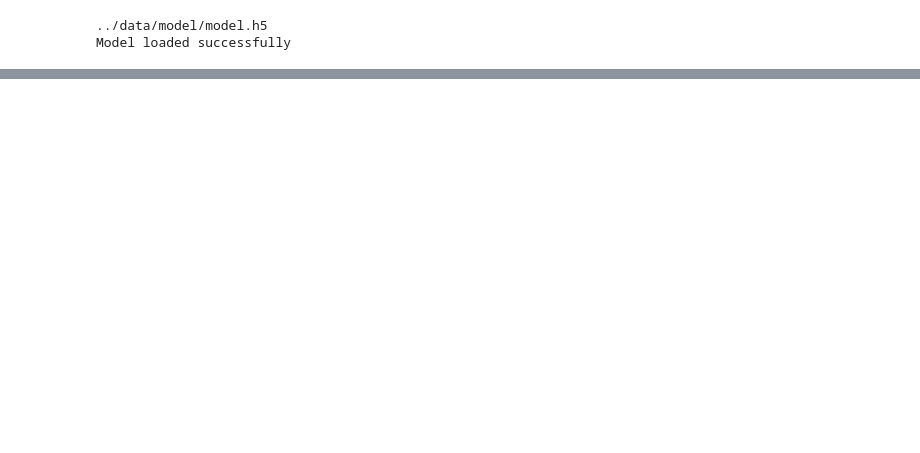
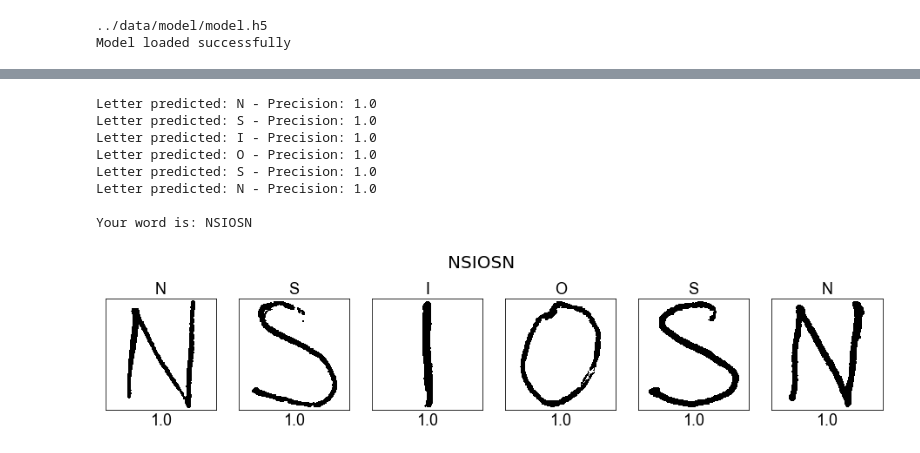
Before and after one commit to nicolas2192/OCR, a Jupyter notebook: notebooks/Together.ipynb, the cells around one changed output, grey strips where cells are left out. Saved outputs shown, nothing was run; the diff lists cells and outputs as text; code cells hidden in the pictures; blank space fills up the shorter version.

```diff
--- a/notebooks/Together.ipynb
+++ b/notebooks/Together.ipynb
@@ -216,0 +187,52 @@ def analyze_image(image_path):
+# %%
+def read_letters(model, letters_to_predict, letters_list, pixels=100):
+    """
+    :param model: Model previously loaded into memory to predict image arrays.
+    :param letters_to_predict: List of image arrays, sorted, each array represents a letter.
+    :param letters_list: Letters to analyze. Same list used before to load the images.
+    :param pixels: Image width and height. Should be the same value used when loading the images. Default 100.
+    :return: Word in a string object
+    """
+    word = []
+
+    fig, axes = plt.subplots(1, len(letters_to_predict), figsize=(16,4))
+    label_font = {"fontname" : "Arial", "fontsize": 18}
+
+    # Analyzing each image array separately
+    for index, img in enumerate(letters_to_predict):
+
+        # Predicting each letter
+        let = letters_to_predict[index].astype("float32") # array must be float32 for the resize function to work
+        let = cv2.resize(let, (pixels, pixels))
+        let = np.array(let).reshape(-1, pixels, pixels, 1)
+        pred = model.predict(let)
+        pred_index = np.argmax(pred)
+        word.append(letters_list[pred_index])
+        print(f"Letter predicted: {letters_list[pred_index]} - Precision: {pred[0][pred_index]}")
+
+        # Printing each letter into a matplotlib axis
+        axes[index].imshow(letters_to_predict[index], cmap="gray")
+        axes[index].set_title(letters_list[pred_index], fontdict=label_font)
+        axes[index].set_xlabel(pred[0][pred_index], fontdict=label_font)
+        axes[index].set_xticks([])
+        axes[index].set_yticks([])
+
+
+    word = "".join(word)
+
+    fig.suptitle(word, fontsize=20, y=0.9)
+    plt.savefig(f"../data/prediction/{word}.png")
+    return word
+
+predicted_word = read_letters(loaded_model, to_predict, LETS, IMG_SIZE)
+print(f"\nYour word is: {predicted_word}")
+# %% [output]
+Letter predicted: N - Precision: 1.0
+Letter predicted: S - Precision: 1.0
+Letter predicted: I - Precision: 1.0
+Letter predicted: O - Precision: 1.0
+Letter predicted: S - Precision: 1.0
+Letter predicted: N - Precision: 1.0
+
+Your word is: NSIOSN
+[figure, added]
```
Also changed, not shown: parts of 4 cells of this notebook, 22 other files.
